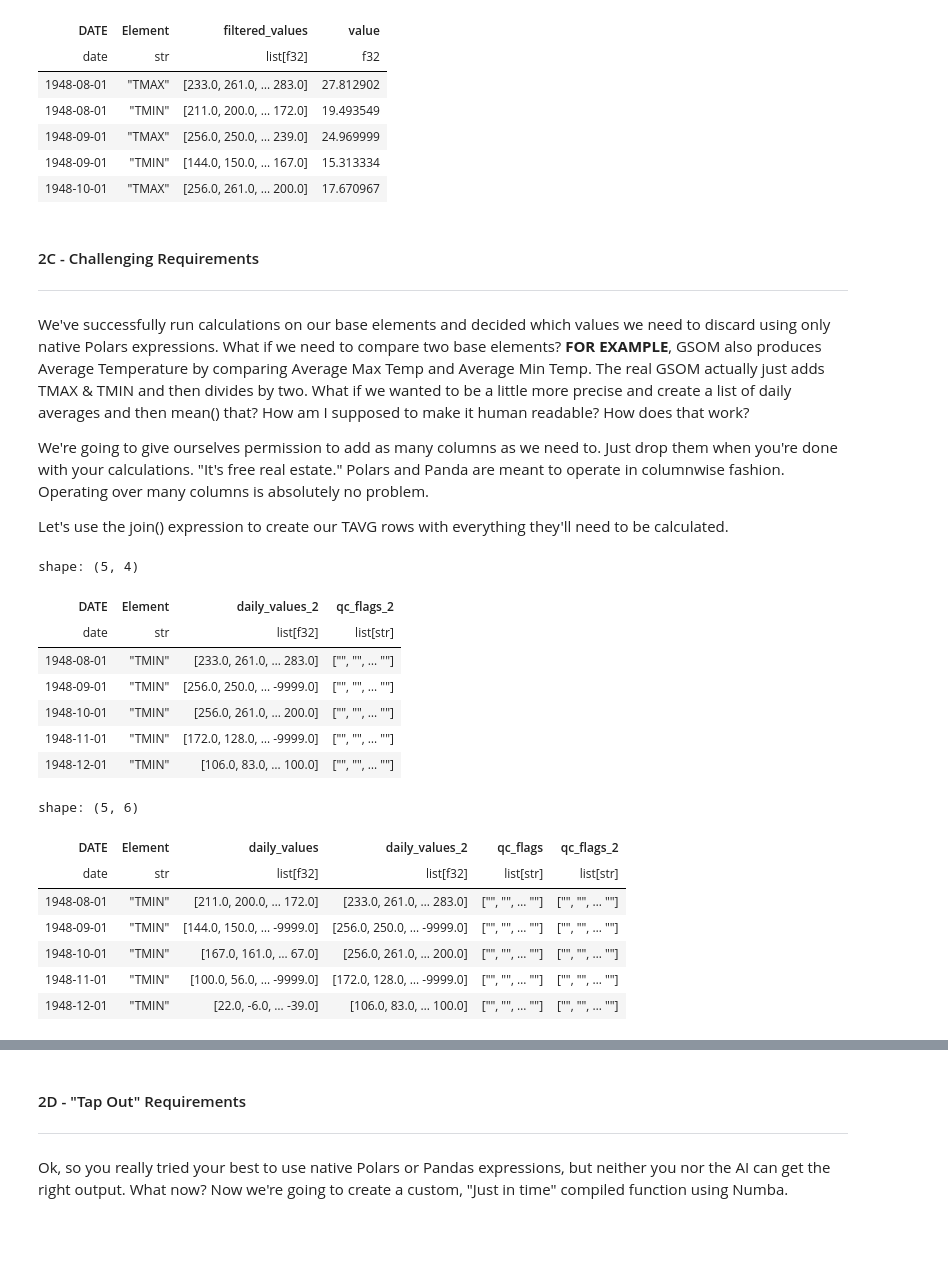
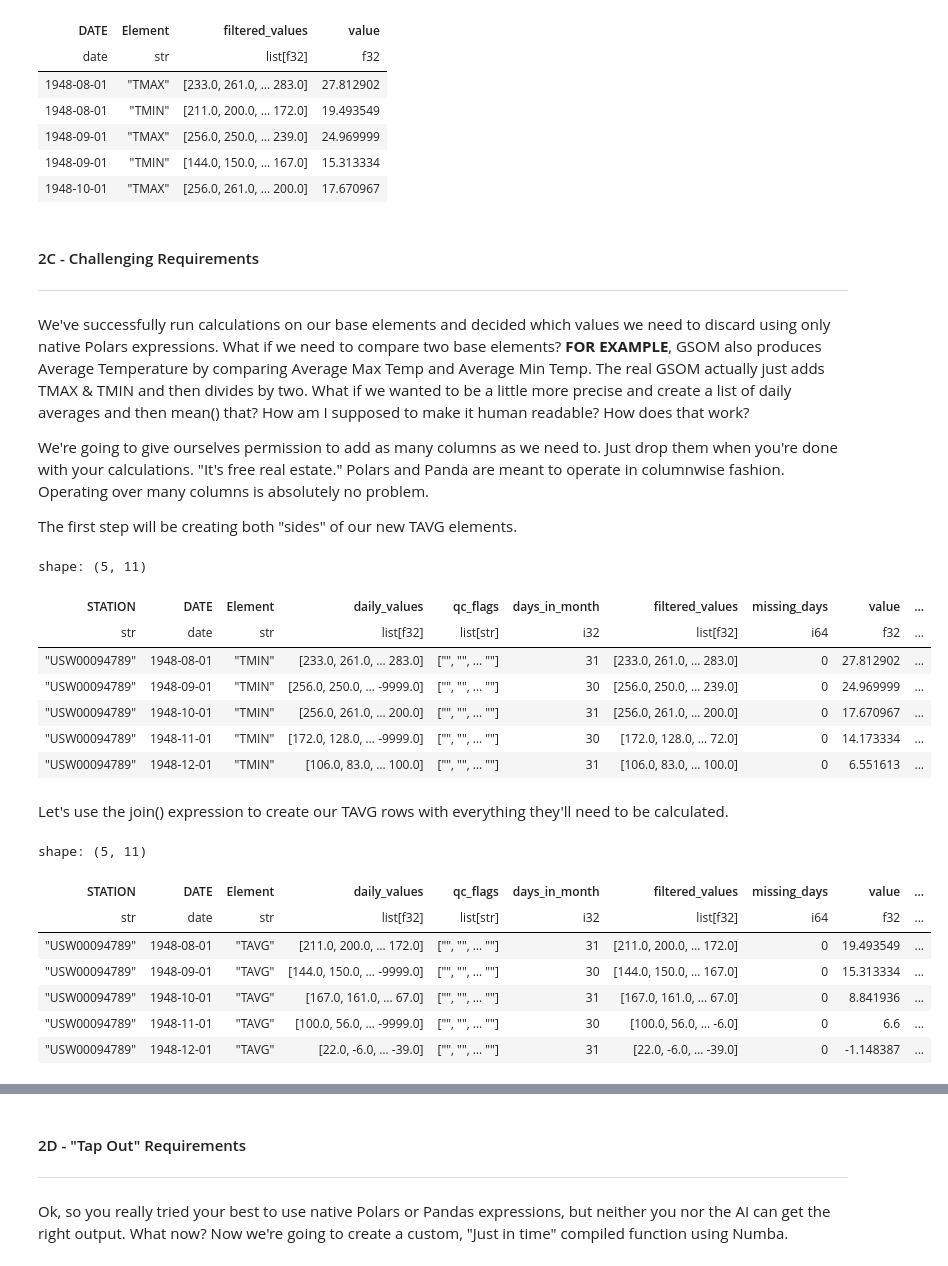
Before and after one commit to brodie-vidrine/Breaking-out-of-the-Loop, a Jupyter notebook: SciPy_Polars.ipynb, the cells around one changed output, grey strips where cells are left out. Cells and saved outputs as stored; diff of their text form; code cells hidden in the pictures; blank space fills up the shorter version.

Commit message:
Daily Averages Complete

```diff
--- a/SciPy_Polars.ipynb
+++ b/SciPy_Polars.ipynb
@@ -151,44 +152,55 @@ We've successfully run calculations on our base elements and decided which value
 
 We're going to give ourselves permission to add as many columns as we need to. Just drop them when you're done with your calculations. "It's free real estate." Polars and Panda are meant to operate in columnwise fashion. Operating over many columns is absolutely no problem.
 
-Let's use the join() expression to create our TAVG rows with everything they'll need to be calculated.
+The first step will be creating both "sides" of our new TAVG elements.
 # %%
 #TODO Create TAVG with the "free real estate" method
 #Let's start by grabbing all of the TMIN. They'll be the "left side" of our join.
 tavg = df.filter(pl.col("Element")=="TMIN")
+
 #Now let's grab our tmax rows and change the name of our list columns
 tmax = df.filter(
     pl.col("Element")=="TMAX"
 ).with_columns(
     daily_values_2 = pl.col("daily_values"),
     qc_flags_2 = pl.col("qc_flags")
-).select(["DATE", "Element", "daily_values_2", "qc_flags_2"])
+)#.select(["DATE", "Element", "daily_values_2", "qc_flags_2"])
 
+#We change the element name to prepare for the join.
+#We use pl.lit() for literal values
 tmax = tmax.with_columns(
     Element = pl.lit("TMIN")
 )
 
 tmax.head()
 # %% [output]
-shape: (5, 4)
+shape: (5, 11)
-| DATE | Element | daily_values_2 | qc_flags_2 |
-| date | str | list[f32] | list[str] |
-| 1948-08-01 | "TMIN" | [233.0, 261.0, … 283.0] | ["", "", … ""] |
-| 1948-09-01 | "TMIN" | [256.0, 250.0, … -9999.0] | ["", "", … ""] |
-| 1948-10-01 | "TMIN" | [256.0, 261.0, … 200.0] | ["", "", … ""] |
-| 1948-11-01 | "TMIN" | [172.0, 128.0, … -9999.0] | ["", "", … ""] |
-| 1948-12-01 | "TMIN" | [106.0, 83.0, … 100.0] | ["", "", … ""] |
+| STATION | DATE | Element | daily_values | qc_flags | days_in_month | filtered_values | missing_days | value | ... |
+| str | date | str | list[f32] | list[str] | i32 | list[f32] | i64 | f32 | ... |
+| "USW00094789" | 1948-08-01 | "TMIN" | [233.0, 261.0, … 283.0] | ["", "", … ""] | 31 | [233.0, 261.0, … 283.0] | 0 | 27.812902 | ... |
+| "USW00094789" | 1948-09-01 | "TMIN" | [256.0, 250.0, … -9999.0] | ["", "", … ""] | 30 | [256.0, 250.0, … 239.0] | 0 | 24.969999 | ... |
+| "USW00094789" | 1948-10-01 | "TMIN" | [256.0, 261.0, … 200.0] | ["", "", … ""] | 31 | [256.0, 261.0, … 200.0] | 0 | 17.670967 | ... |
+| "USW00094789" | 1948-11-01 | "TMIN" | [172.0, 128.0, … -9999.0] | ["", "", … ""] | 30 | [172.0, 128.0, … 72.0] | 0 | 14.173334 | ... |
+| "USW00094789" | 1948-12-01 | "TMIN" | [106.0, 83.0, … 100.0] | ["", "", … ""] | 31 | [106.0, 83.0, … 100.0] | 0 | 6.551613 | ... |
+# %% [markdown]
+Let's use the join() expression to create our TAVG rows with everything they'll need to be calculated.
 # %%
 tavg = tavg.join(
             tmax, on=["DATE", "Element"], how="left"
+        ).with_columns(
+            Element = pl.lit("TAVG")
         )
-tavg.select(["DATE", "Element", "daily_values", "daily_values_2", "qc_flags", "qc_flags_2"]).head()
+#Saving the columns we need for the vertical stack manually
+#In this case I've only got 11 columns, so brute force is ok
+#If you try to vstack tables with mismatched width, you're gonna have a real bad time.
+tavg = tavg.select(["STATION", "DATE", "Element", "daily_values", "qc_flags", "days_in_month", "filtered_values", "missing_days", "value", "daily_values_2", "qc_flags_2"])
+tavg.head()
 # %% [output]
-shape: (5, 6)
+shape: (5, 11)
-| DATE | Element | daily_values | daily_values_2 | qc_flags | qc_flags_2 |
-| date | str | list[f32] | list[f32] | list[str] | list[str] |
-| 1948-08-01 | "TMIN" | [211.0, 200.0, … 172.0] | [233.0, 261.0, … 283.0] | ["", "", … ""] | ["", "", … ""] |
-| 1948-09-01 | "TMIN" | [144.0, 150.0, … -9999.0] | [256.0, 250.0, … -9999.0] | ["", "", … ""] | ["", "", … ""] |
-| 1948-10-01 | "TMIN" | [167.0, 161.0, … 67.0] | [256.0, 261.0, … 200.0] | ["", "", … ""] | ["", "", … ""] |
-| 1948-11-01 | "TMIN" | [100.0, 56.0, … -9999.0] | [172.0, 128.0, … -9999.0] | ["", "", … ""] | ["", "", … ""] |
-| 1948-12-01 | "TMIN" | [22.0, -6.0, … -39.0] | [106.0, 83.0, … 100.0] | ["", "", … ""] | ["", "", … ""] |
+| STATION | DATE | Element | daily_values | qc_flags | days_in_month | filtered_values | missing_days | value | ... |
+| str | date | str | list[f32] | list[str] | i32 | list[f32] | i64 | f32 | ... |
+| "USW00094789" | 1948-08-01 | "TAVG" | [211.0, 200.0, … 172.0] | ["", "", … ""] | 31 | [211.0, 200.0, … 172.0] | 0 | 19.493549 | ... |
+| "USW00094789" | 1948-09-01 | "TAVG" | [144.0, 150.0, … -9999.0] | ["", "", … ""] | 30 | [144.0, 150.0, … 167.0] | 0 | 15.313334 | ... |
+| "USW00094789" | 1948-10-01 | "TAVG" | [167.0, 161.0, … 67.0] | ["", "", … ""] | 31 | [167.0, 161.0, … 67.0] | 0 | 8.841936 | ... |
+| "USW00094789" | 1948-11-01 | "TAVG" | [100.0, 56.0, … -9999.0] | ["", "", … ""] | 30 | [100.0, 56.0, … -6.0] | 0 | 6.6 | ... |
+| "USW00094789" | 1948-12-01 | "TAVG" | [22.0, -6.0, … -39.0] | ["", "", … ""] | 31 | [22.0, -6.0, … -39.0] | 0 | -1.148387 | ... |
```
Also changed, not shown: parts of 7 cells of this notebook, 1 other file.
